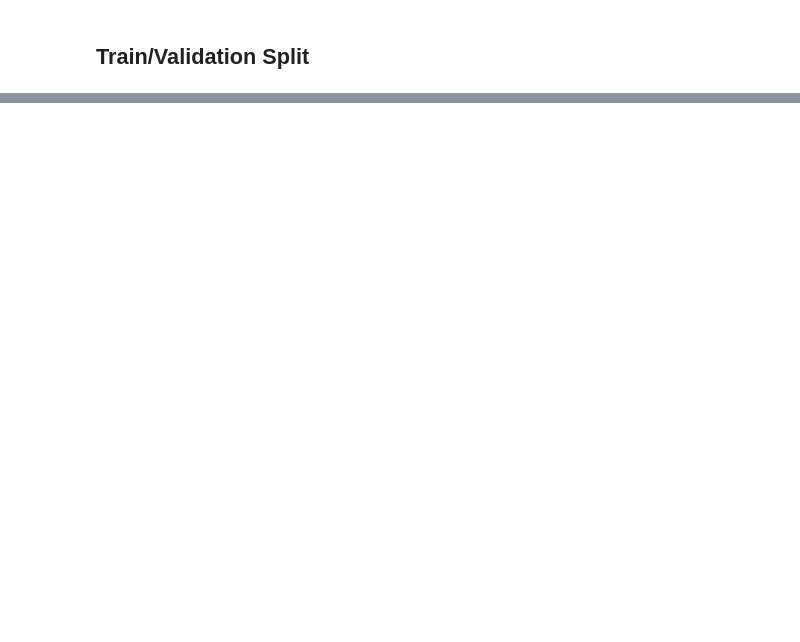
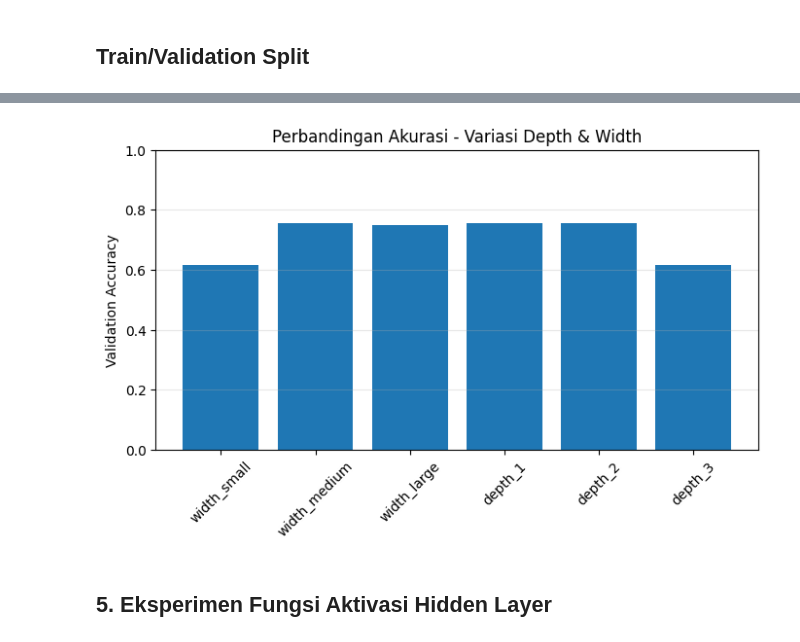
Before and after one commit to Aramazaya/Aram-Intelligence-3.0, a Jupyter notebook: src/Notebook.ipynb, the cells around one changed output, grey strips where cells are left out. Cells and saved outputs as stored; diff of their text form; code cells hidden in the pictures; blank space fills up the shorter version.

```diff
--- a/src/Notebook.ipynb
+++ b/src/Notebook.ipynb
@@ -230,0 +242,26 @@ print(np.unique(y_pred, return_counts=True))
+# %%
+configs_depth_width = [
+    # Width variation (depth tetap: 2 hidden layer)
+    {"name": "width_small",  "layer_sizes": [X_train.shape[1], 2, 2, 2]},
+    {"name": "width_medium", "layer_sizes": [X_train.shape[1], 4, 4, 2]},
+    {"name": "width_large",  "layer_sizes": [X_train.shape[1], 8, 8, 2]},
+    # Depth variation (width tetap: 32 neuron)
+    {"name": "depth_1", "layer_sizes": [X_train.shape[1], 4, 2]},
+    {"name": "depth_2", "layer_sizes": [X_train.shape[1], 4, 4, 2]},
+    {"name": "depth_3", "layer_sizes": [X_train.shape[1], 4, 4, 4, 2]},
+]
+
+results_depth_width = []
+
+for cfg in configs_depth_width:
+    print(f"Training config: {cfg['name']}, layers={cfg['layer_sizes']}")
+    model, y_val_pred_raw, y_val_pred, acc, _ = train_ffnn_config(
+        layer_sizes=cfg["layer_sizes"],
+        epochs=20
+    )
+    results_depth_width.append(
+        {"name": cfg["name"], "layer_sizes": cfg["layer_sizes"],
+         "model": model, "y_val_pred_raw": y_val_pred_raw,
+         "y_val_pred": y_val_pred, "acc": acc, "history": _}
+    )
+    print(f"  Validation accuracy: {acc:.4f}")
@@ -230,0 +301,18 @@ print(np.unique(y_pred, return_counts=True))
+# %%
+# Plot akurasi untuk setiap konfigurasi depth/width
+
+names = [r["name"] for r in results_depth_width]
+accs = [r["acc"] for r in results_depth_width]
+
+plt.figure(figsize=(8, 4))
+plt.bar(names, accs)
+plt.xticks(rotation=45)
+plt.ylabel("Validation Accuracy")
+plt.title("Perbandingan Akurasi - Variasi Depth & Width")
+plt.ylim(0, 1)
+plt.grid(axis="y", alpha=0.3)
+plt.show()
+# %% [output]
+[figure, added]
+# %% [markdown]
+## 5. Eksperimen Fungsi Aktivasi Hidden Layer
```
Also changed, not shown: parts of 34 cells of this notebook.
